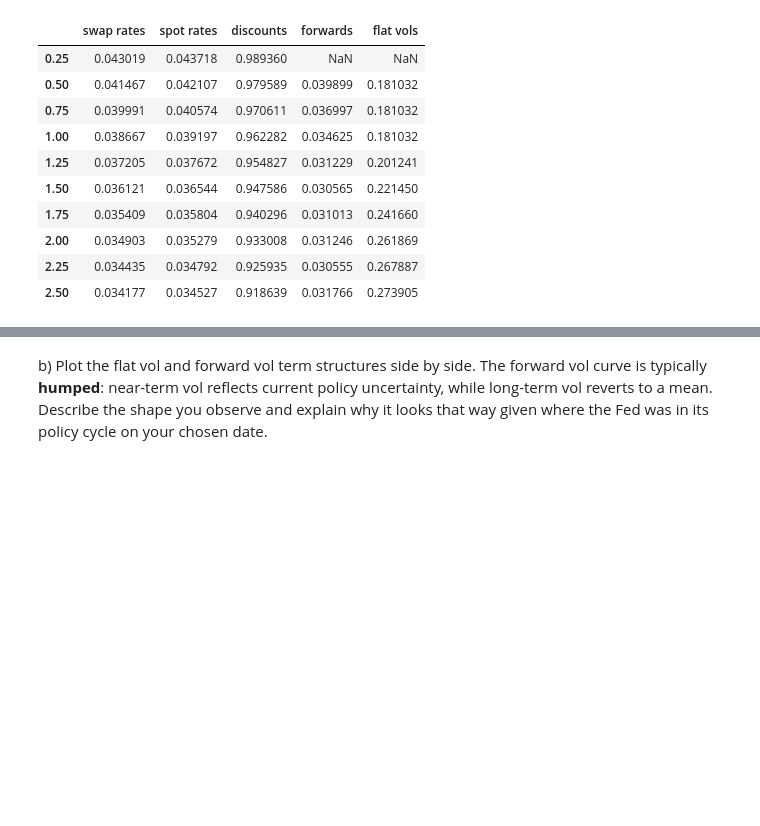
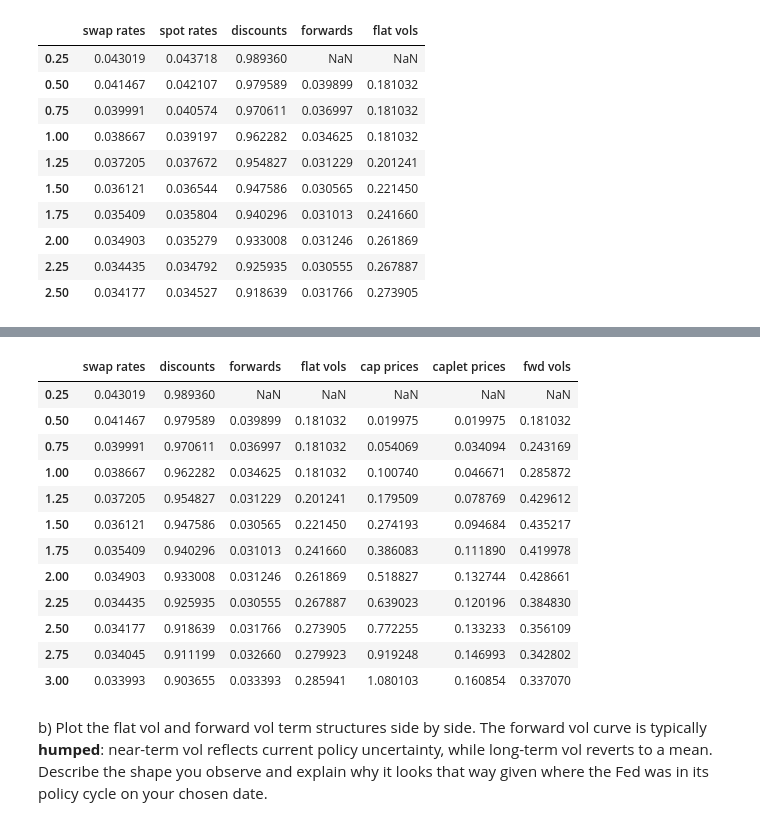
Before and after one commit to azakharove/finm37500P8, a Jupyter notebook: P8 Forward Volatility from the SOFR Cap Market_AZ.ipynb, the cells around one changed output, grey strips where cells are left out. Cells and saved outputs as stored; diff of their text form; code cells hidden in the pictures; blank space fills up the shorter version.

```diff
--- a/P8 Forward Volatility from the SOFR Cap Market_AZ.ipynb
+++ b/P8 Forward Volatility from the SOFR Cap Market_AZ.ipynb
@@ -385,2 +475,58 @@ display(curve_q1.head(10))
+# %%
+def implied_black_caplet_vol(price, F, K, tau, DF, delta=delta, notional=notional):
+
+    if pd.isna(price) or pd.isna(F) or pd.isna(K) or pd.isna(tau) or pd.isna(DF):
+        return np.nan
+
+    option_expiry = tau - delta
+    if option_expiry <= 0:
+        return np.nan
+
+    intrinsic = notional * delta * DF * max(F - K, 0.0)
+
+    # tiny numerical tolerance around intrinsic
+    if price <= intrinsic + 1e-12:
+        return 0.0
+
+    def objective(sigma):
+        return black_caplet_price(F, K, sigma, tau, DF, delta=delta, notional=notional) - price
+
+    try:
+        return brentq(objective, 1e-8, 5.0)
+    except ValueError:
+        return np.nan
+
+
+fwd_vols = pd.Series(index=quarterly_grid, dtype=float)
+
+for tau in quarterly_grid:
+    if tau < 0.50 or pd.isna(curve_q1.loc[tau, "caplet prices"]):
+        fwd_vols.loc[tau] = np.nan
+        continue
+
+    F = curve_q1.loc[tau, "forwards"]
+    DF = curve_q1.loc[tau, "discounts"]
+    K = curve_q1.loc[tau, "swap rates"]
+    price = curve_q1.loc[tau, "caplet prices"]
+
+    fwd_vols.loc[tau] = implied_black_caplet_vol(price=price, F=F, K=K, tau=tau, DF=DF)
+
+curve_q1["fwd vols"] = fwd_vols
+
+display(curve_q1[["swap rates", "discounts", "forwards", "flat vols", "cap prices", "caplet prices", "fwd vols"]].head(12))
+# %% [output]
+|  | swap rates | discounts | forwards | flat vols | cap prices | caplet prices | fwd vols |
+| 0.25 | 0.043019 | 0.989360 | NaN | NaN | NaN | NaN | NaN |
+| 0.50 | 0.041467 | 0.979589 | 0.039899 | 0.181032 | 0.019975 | 0.019975 | 0.181032 |
+| 0.75 | 0.039991 | 0.970611 | 0.036997 | 0.181032 | 0.054069 | 0.034094 | 0.243169 |
+| 1.00 | 0.038667 | 0.962282 | 0.034625 | 0.181032 | 0.100740 | 0.046671 | 0.285872 |
+| 1.25 | 0.037205 | 0.954827 | 0.031229 | 0.201241 | 0.179509 | 0.078769 | 0.429612 |
+| 1.50 | 0.036121 | 0.947586 | 0.030565 | 0.221450 | 0.274193 | 0.094684 | 0.435217 |
+| 1.75 | 0.035409 | 0.940296 | 0.031013 | 0.241660 | 0.386083 | 0.111890 | 0.419978 |
+| 2.00 | 0.034903 | 0.933008 | 0.031246 | 0.261869 | 0.518827 | 0.132744 | 0.428661 |
+| 2.25 | 0.034435 | 0.925935 | 0.030555 | 0.267887 | 0.639023 | 0.120196 | 0.384830 |
+| 2.50 | 0.034177 | 0.918639 | 0.031766 | 0.273905 | 0.772255 | 0.133233 | 0.356109 |
+| 2.75 | 0.034045 | 0.911199 | 0.032660 | 0.279923 | 0.919248 | 0.146993 | 0.342802 |
+| 3.00 | 0.033993 | 0.903655 | 0.033393 | 0.285941 | 1.080103 | 0.160854 | 0.337070 |
 # %% [markdown]
 b) Plot the flat vol and forward vol term structures side by side. The forward vol curve is typically **humped**: near-term vol reflects current policy uncertainty, while long-term vol reverts to a mean. Describe the shape you observe and explain why it looks that way given where the Fed was in its policy cycle on your chosen date.
```
Also changed, not shown: parts of 5 cells of this notebook.
